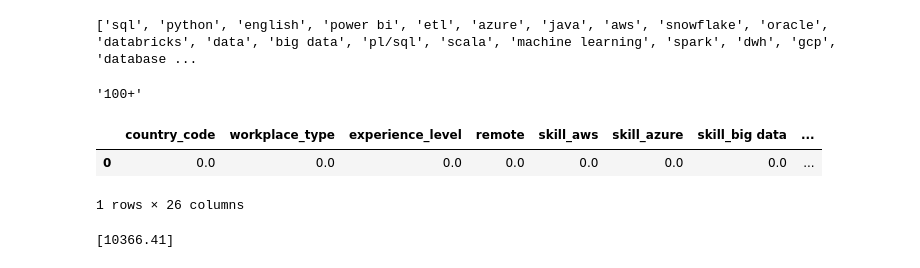
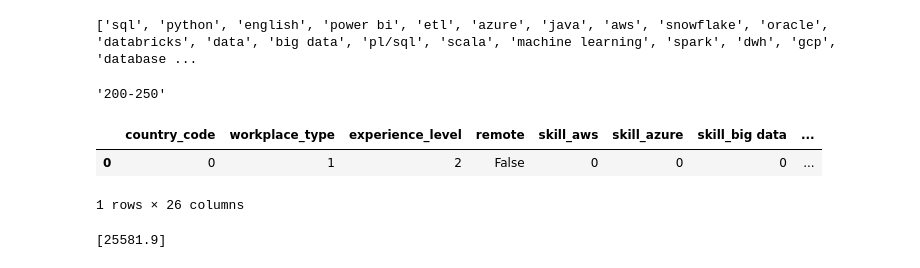
Before and after one commit to dmarszalik/just-join-it-salaries, a Jupyter notebook: Predict_salaries_project.ipynb, the cells around one changed output. Cells and saved outputs as stored; diff of their text form; code cells hidden in the pictures.

Commit message:
run model on server

```diff
--- a/Predict_salaries_project.ipynb
+++ b/Predict_salaries_project.ipynb
@@ -847,11 +847,6 @@ sns.histplot(mae)
 # %% [output]
 <Axes: ylabel='Count'>
 [figure]
-# %%
-import pickle
-
-with open('RF_model', 'wb') as f:
-    pickle.dump(RF_model, f)
 # %%
 import sklearn
 scikit_version = sklearn.__version__
@@ -865,7 +860,7 @@ joblib.dump(RF_model, f"RF_model_{scikit_version}.pkl")
 # %% [markdown]
 # Reading job offer and preparing the data
 # %%
-job_offer = 'https://justjoin.it/offers/core3-big-data-developer-sql-developer'
+job_offer = 'https://justjoin.it/offers/link-group-senior-data-scientist-graph-analytics'
 job_offer_api = job_offer.replace("https://justjoin.it/offers/", "https://justjoin.it/api/offers/")
 # %%
 response = requests.get(job_offer_api)
@@ -956,7 +951,7 @@ offer_employment['type'] = offer_employment['type'].map(type_map)
 # %%
 offer_employment['company_size'][0]
 # %% [output]
-'100+'
+'200-250'
 # %%
 def standardize_company_size(company_size_value):
     company_size_value = str(company_size_value)
@@ -976,15 +971,15 @@ def standardize_company_size(company_size_value):
 # %%
 offer_employment['avg_company_size'] = offer_employment['company_size'].apply(lambda x: standardize_company_size(x))
 
-offer=offer_employment.drop(columns = ['id', 'from', 'to', 'currency','company_size', 'apply_body', 'title', 'street', 'city', 'address_text', 'marker_icon', 'company_name', 'company_url', 'latitude', 'longitude', 'apply_url', 'published_at', 'remote_interview', 'video_key', 'video_provider', 'open_to_hire_ukrainians', 'future_consent_title', 'future_consent', 'information_clause', 'custom_consent_title', 'custom_consent', 'tags', 'body', 'company_logo_url', 'banner_url', 'multilocation'])
-scl = StandardScaler()
+offer=offer_employment.drop(columns = ['id', 'from', 'to', 'currency','company_size', 'company_profile','apply_body', 'title', 'street', 'city', 'address_text', 'marker_icon', 'company_name', 'company_url', 'latitude', 'longitude', 'apply_url', 'published_at', 'remote_interview', 'video_key', 'video_provider', 'open_to_hire_ukrainians', 'future_consent_title', 'future_consent', 'information_clause', 'custom_consent_title', 'custom_consent', 'tags', 'body', 'company_logo_url', 'banner_url', 'multilocation'])
+# scl = StandardScaler()
 # offer_scaled = pd.DataFrame(scl.fit_transform(offer), columns = offer.columns)
-# %%
-offer_scaled.sample()
-# %% [output]
-|  | country_code | workplace_type | experience_level | remote | skill_aws | skill_azure | skill_big data | ... |
-| 0 | 0.0 | 0.0 | 0.0 | 0.0 | 0.0 | 0.0 | 0.0 | ... |
-1 rows × 26 columns
+# %%
+offer
+# %% [output]
+|  | country_code | workplace_type | experience_level | remote | skill_aws | skill_azure | skill_big data | ... |
+| 0 | 0 | 1 | 2 | False | 0 | 0 | 0 | ... |
+1 rows × 26 columns
 # %%
 # Predict on the test set
 # pred = RF_model.predict(offer_scaled)
@@ -992,4 +987,4 @@ pred = RF_model.predict(offer)
 # %%
 print(pred)
 # %% [output]
-[10366.41]
+[25581.9]
```
Also changed, not shown: parts of 1 cell of this notebook, 3 other files.
